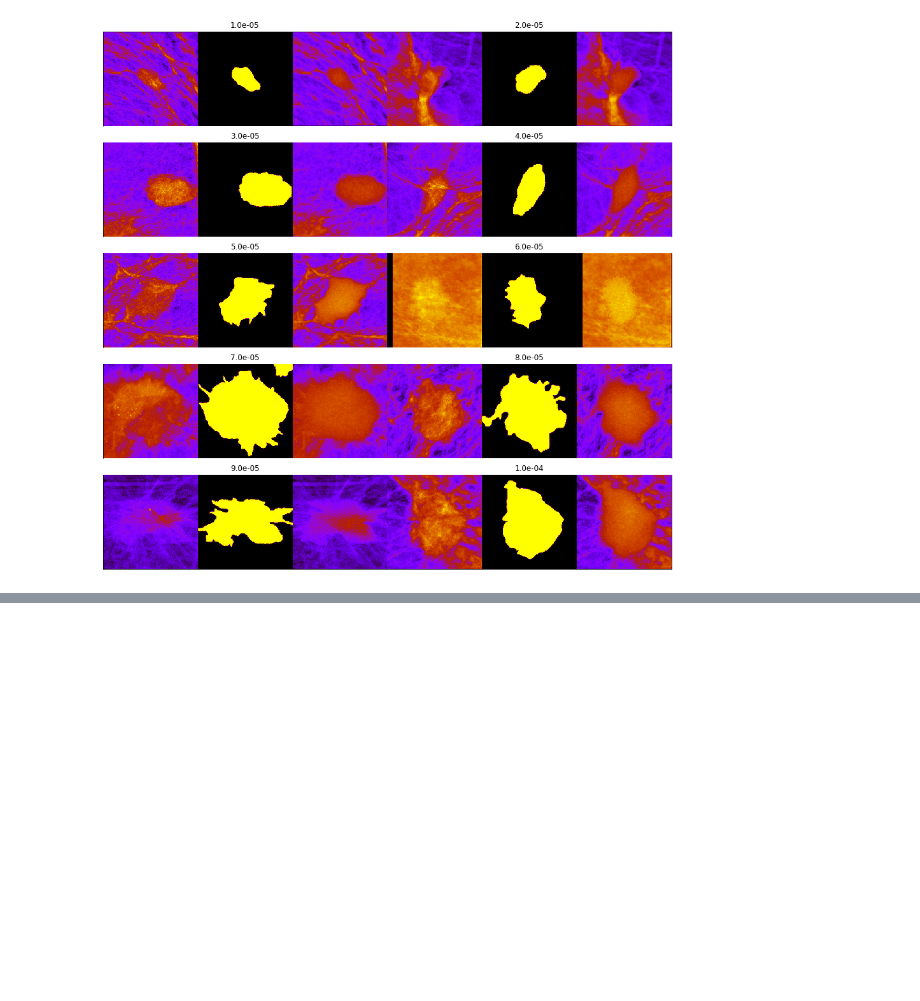
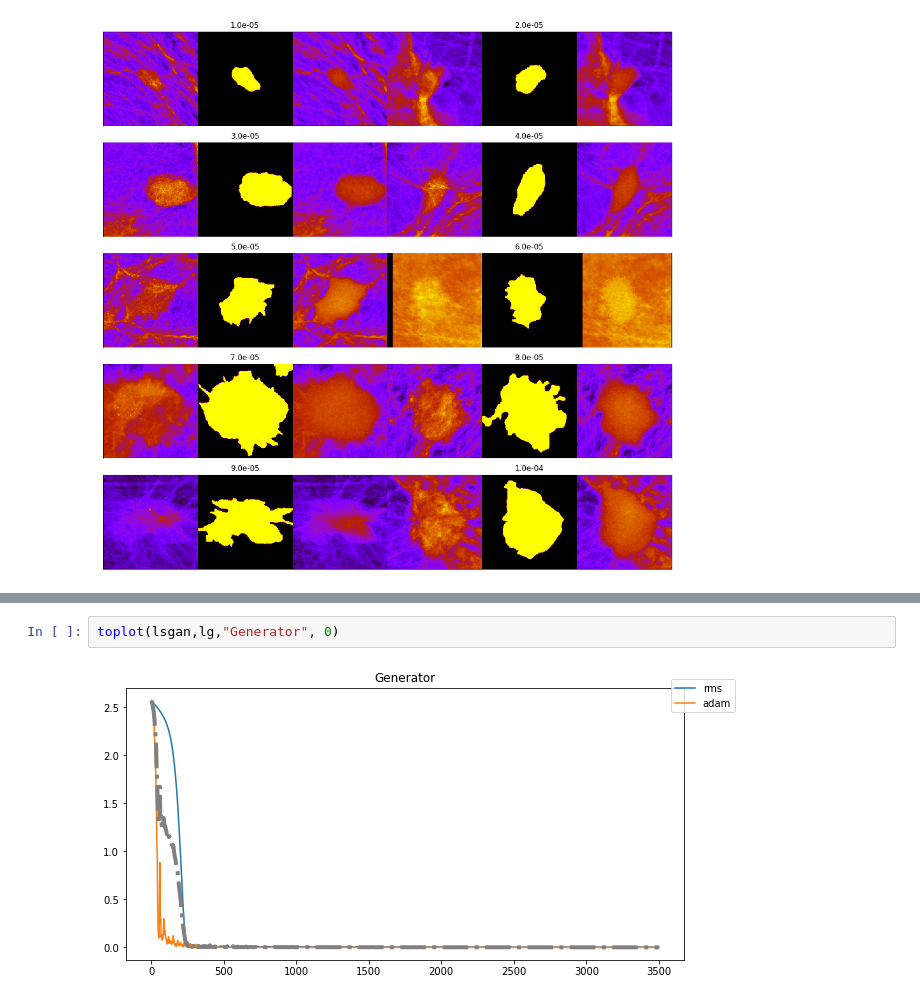
Before and after one commit to camila-ud/ciGAN, a Jupyter notebook: graphs.ipynb, the cells around one changed output, grey strips where cells are left out. Cells and saved outputs as stored; diff of their text form; blank space fills up the shorter version.

```diff
--- a/graphs.ipynb
+++ b/graphs.ipynb
@@ -321,0 +329,4 @@ plt.show()
+# %%
+toplot(lsgan,lg,"Generator", 0)
+# %% [output]
+[figure, added]
```
Also changed, not shown: parts of 5 cells of this notebook.
